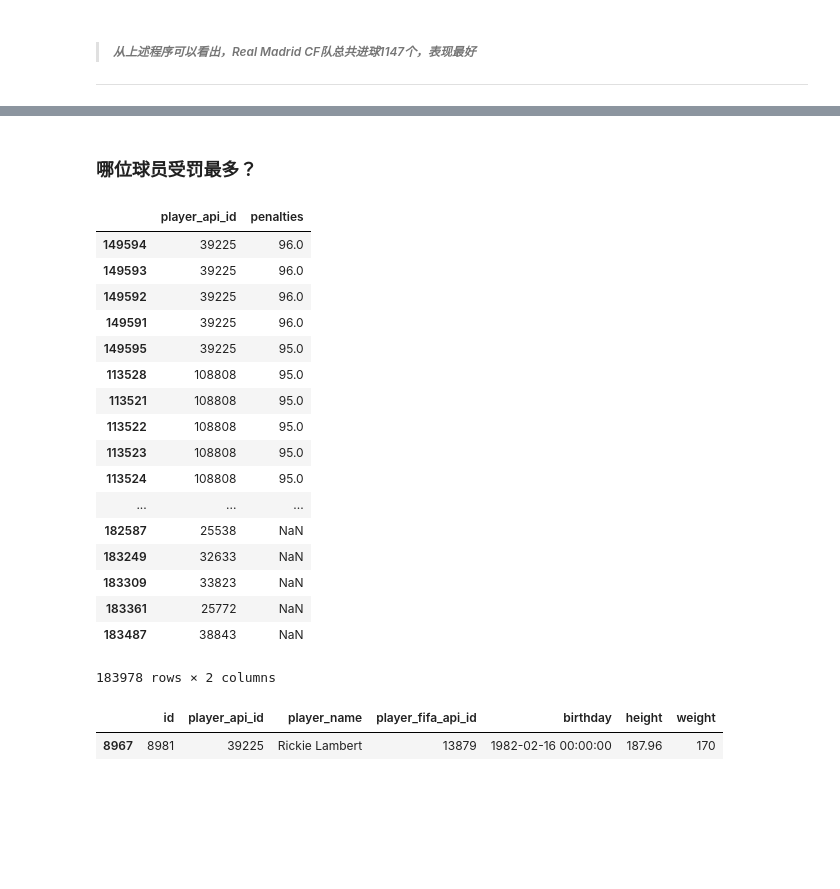
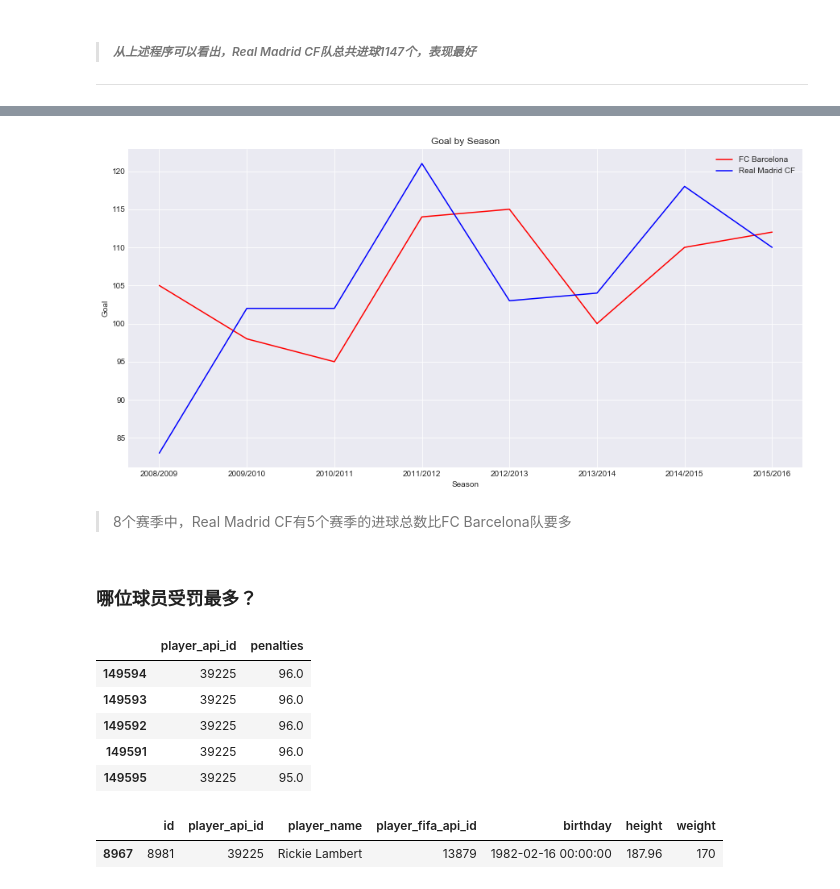
Before and after one commit to lixianyu/europe_soccer_investigate, a Jupyter notebook: europe_soccer.ipynb, the cells around one changed output, grey strips where cells are left out. Drawn from its saved outputs; the diff is of its cells as text; code cells hidden in the pictures; blank space fills up the shorter version.

Commit message:
Add plot: bar & plot

```diff
--- a/europe_soccer.ipynb
+++ b/europe_soccer.ipynb
@@ -158,26 +351,26 @@ dtype: int64
+# %%
+plt.figure(figsize=(15, 7.27))
+plt.plot(FC_goals.index, FC_goals.values, color='r', label='FC Barcelona')
+plt.plot(Real_goals.index, Real_goals.values, color='b', label='Real Madrid CF')
+plt.ylabel('Goal')
+plt.xlabel('Season')
+plt.title('Goal by Season')
+plt.legend();
+# %% [output]
+[figure, added]
+# %% [markdown]
+> 8个赛季中，Real Madrid CF有5个赛季的进球总数比FC Barcelona队要多
 # %% [markdown]
 ### 哪位球员受罚最多？
 # %%
-player_attributes[['player_api_id','penalties']].sort_values(by='penalties',ascending=False)
+player_attributes[['player_api_id','penalties']].sort_values(by='penalties',ascending=False).head()
 # %% [output]
 |  | player_api_id | penalties |
 | 149594 | 39225 | 96.0 |
 | 149593 | 39225 | 96.0 |
 | 149592 | 39225 | 96.0 |
 | 149591 | 39225 | 96.0 |
 | 149595 | 39225 | 95.0 |
-| 113528 | 108808 | 95.0 |
-| 113521 | 108808 | 95.0 |
-| 113522 | 108808 | 95.0 |
-| 113523 | 108808 | 95.0 |
-| 113524 | 108808 | 95.0 |
-| ... | ... | ... |
-| 182587 | 25538 | NaN |
-| 183249 | 32633 | NaN |
-| 183309 | 33823 | NaN |
-| 183361 | 25772 | NaN |
-| 183487 | 38843 | NaN |
-183978 rows × 2 columns
 # %%
 # 根据受罚最多的player_api_id得到球员姓名
 players[players['player_api_id'] == 39225]
```
Also changed, not shown: parts of 45 cells of this notebook, 1 other file.
